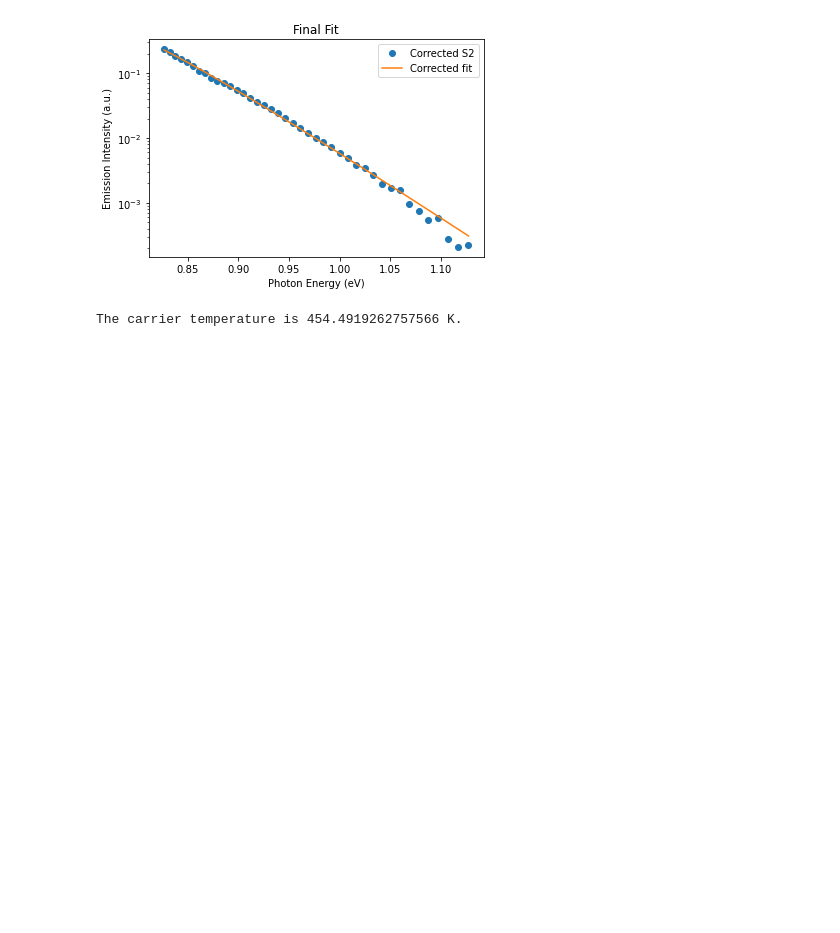
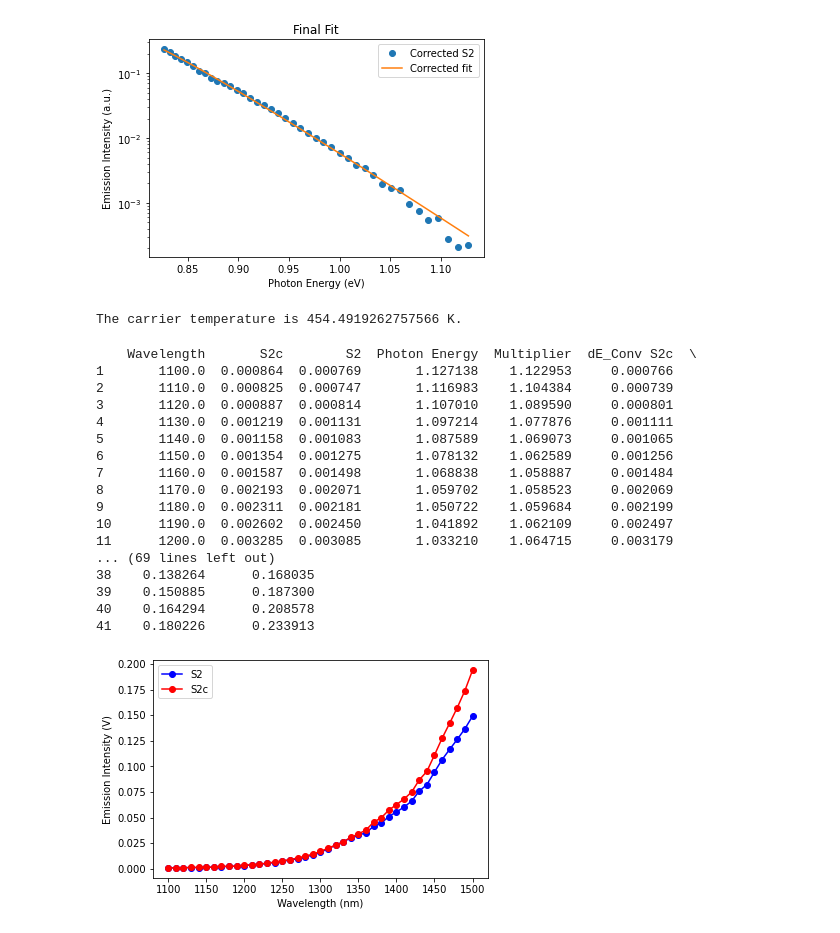
Before and after one commit to teoyi/PROJECT-Automate-Research-Process, a Jupyter notebook: test_v2.ipynb, the cells around one changed output. Saved outputs shown, nothing was run; the diff lists cells and outputs as text; code cells hidden in the pictures; blank space fills up the shorter version.

```diff
--- a/test_v2.ipynb
+++ b/test_v2.ipynb
@@ -135,3 +135,31 @@ Final Fit Parameters:
     c = 1403183400.8768039
 [figure]
 The carrier temperature is 454.4919262757566 K.
+# %%
+print(new_df)
+plt.plot(new_df['Wavelength'], new_df['S2'], '-o', label='S2', color = 'b')
+plt.plot(new_df['Wavelength'], new_df['S2c'], '-o', label='S2c', color='r')
+plt.legend()
+plt.xlabel('Wavelength (nm)')
+plt.ylabel('Emission Intensity (V)')
+plt.savefig('s2ands2c.png')
+plt.show()
+# %% [output]
+    Wavelength       S2c        S2  Photon Energy  Multiplier  dE_Conv S2c  \
+1       1100.0  0.000864  0.000769       1.127138    1.122953     0.000766
+2       1110.0  0.000825  0.000747       1.116983    1.104384     0.000739
+3       1120.0  0.000887  0.000814       1.107010    1.089590     0.000801
+4       1130.0  0.001219  0.001131       1.097214    1.077876     0.001111
+5       1140.0  0.001158  0.001083       1.087589    1.069073     0.001065
+6       1150.0  0.001354  0.001275       1.078132    1.062589     0.001256
+7       1160.0  0.001587  0.001498       1.068838    1.058887     0.001484
+8       1170.0  0.002193  0.002071       1.059702    1.058523     0.002069
+9       1180.0  0.002311  0.002181       1.050722    1.059684     0.002199
+10      1190.0  0.002602  0.002450       1.041892    1.062109     0.002497
+11      1200.0  0.003285  0.003085       1.033210    1.064715     0.003179
+... (69 lines left out)
+38    0.138264      0.168035
+39    0.150885      0.187300
+40    0.164294      0.208578
+41    0.180226      0.233913
+[figure, added]
```
Also changed, not shown: 1 other file.
